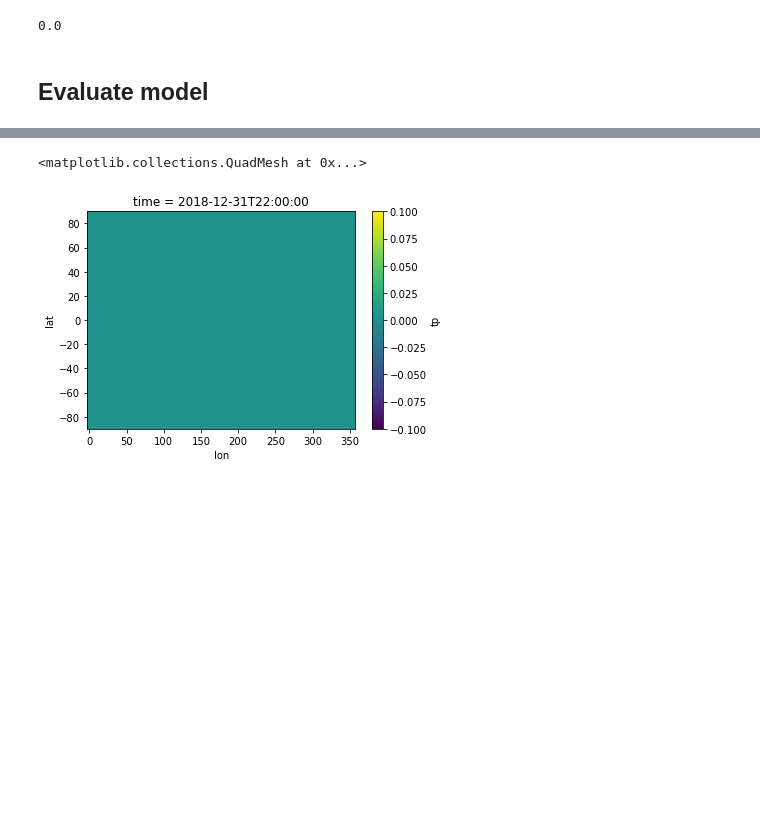
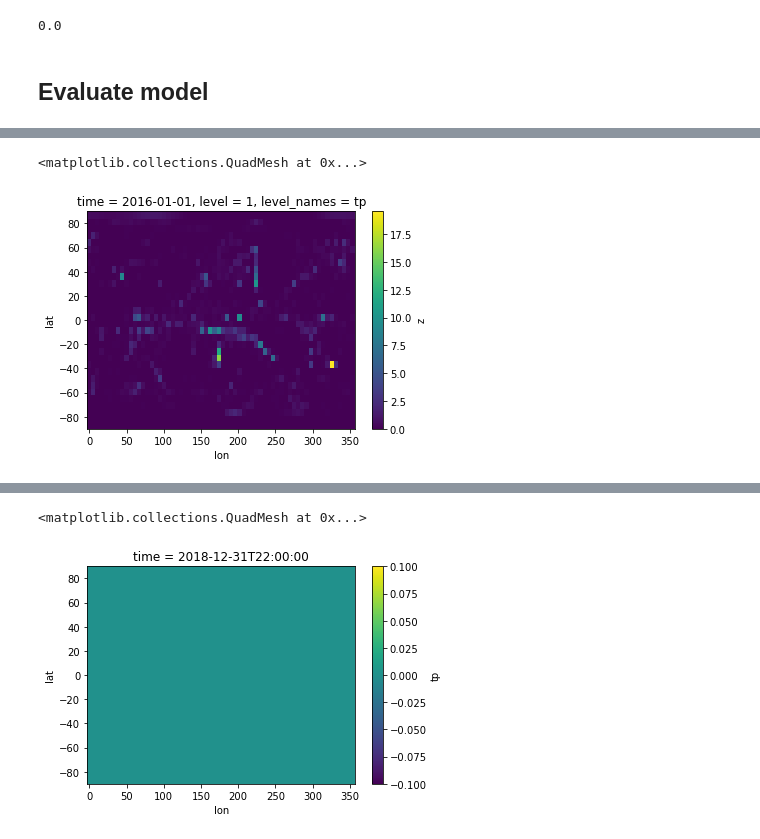
Before and after one commit to sagar-garg/WeatherBench, a Jupyter notebook: devlog/28-precip.ipynb, the cells around one changed output, grey strips where cells are left out. Saved outputs shown, nothing was run; the diff lists cells and outputs as text; code cells hidden in the pictures; blank space fills up the shorter version.

```diff
--- a/devlog/28-precip.ipynb
+++ b/devlog/28-precip.ipynb
@@ -317,0 +345,4 @@ args = load_args('../nn_configs/B/138-resnet_prec.yml')
+# %%
+args['tp_log'] = None
+# %%
+dg_train_no, _, _ = load_data(**args)
@@ -317,0 +354,5 @@ args = load_args('../nn_configs/B/138-resnet_prec.yml')
+# %%
+dg_train_no.data.isel(level=-4).isel(time=0).plot()
+# %% [output]
+<matplotlib.collections.QuadMesh at 0x...>
+[figure, added]
```
Also changed, not shown: parts of 42 cells of this notebook, 5 other files.
